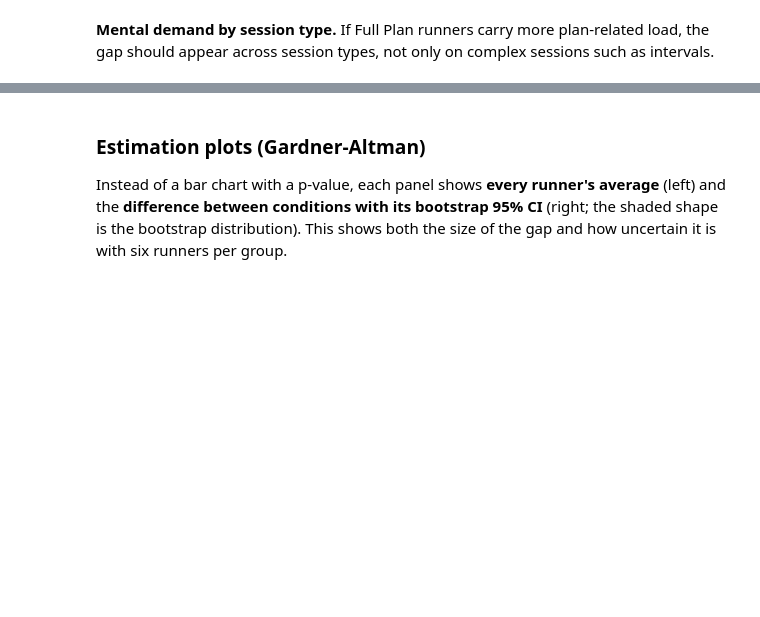
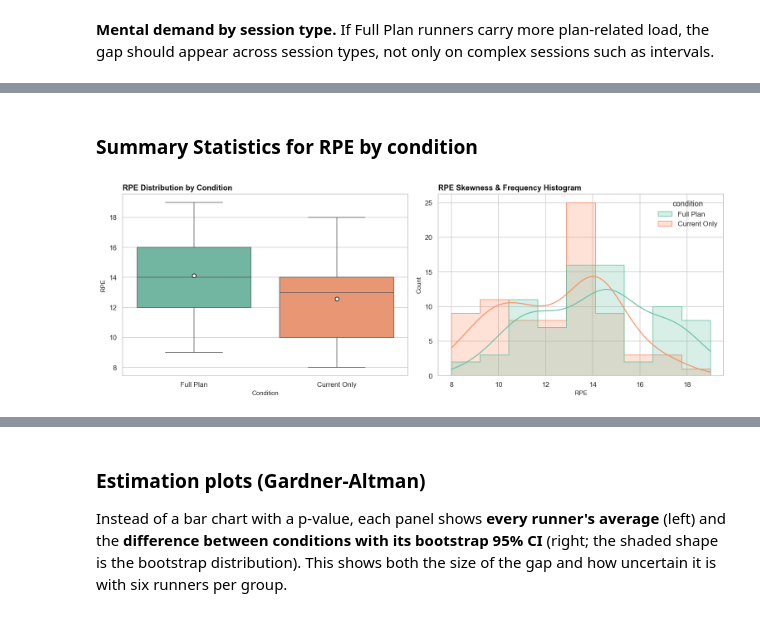
Before and after one commit to Emman-28/hci2k-running-plan-disclosure, a Jupyter notebook: Diary_Data_Pipeline.ipynb, the cells around one changed output, grey strips where cells are left out. Cells and saved outputs as stored; diff of their text form; code cells hidden in the pictures; blank space fills up the shorter version.

```diff
--- a/Diary_Data_Pipeline.ipynb
+++ b/Diary_Data_Pipeline.ipynb
@@ -1801,0 +1861,38 @@ describe_by_condition(pm_all, ["rpe"], {"rpe": "Borg RPE (6-20)"}).round(2)
+# %% [markdown]
+### Summary Statistics for RPE by condition
+# %%
+# 1. Merge key dataframe into clean_df on participant_code
+key["participant_code"] = key["participant_code"].astype(str).str.strip()
+clean_df["participant_code"] = clean_df["participant_code"].astype(str).str.strip()
+
+rpe_df = clean_df.merge(
+    key[["participant_code", "condition", "experience_group"]],
+    on="participant_code",
+    how="left",
+)
+
+# 2. Compute summary statistics using named aggregation
+summary_stats = (
+    rpe_df.groupby("condition")["rpe"]
+    .agg(
+        Count="count",
+        Missing=lambda x: x.isna().sum(),
+        Missing_pct=lambda x: (x.isna().sum() / len(x)) * 100,
+        Mean="mean",
+        Std="std",
+        Min="min",
+        Q25=lambda x: x.quantile(0.25),
+        Median="median",
+        Q75=lambda x: x.quantile(0.75),
+        Max="max",
+        IQR=lambda x: x.quantile(0.75) - x.quantile(0.25),
+        Skewness="skew",
+    )
+    .reset_index()
+    .rename(columns={"Missing_pct": "Missing_%"})
+)
+
+plot_summary_statistics(rpe_df)
+display(summary_stats)
+# %% [output]
+[figure, added]
```
Also changed, not shown: parts of 33 cells of this notebook.
